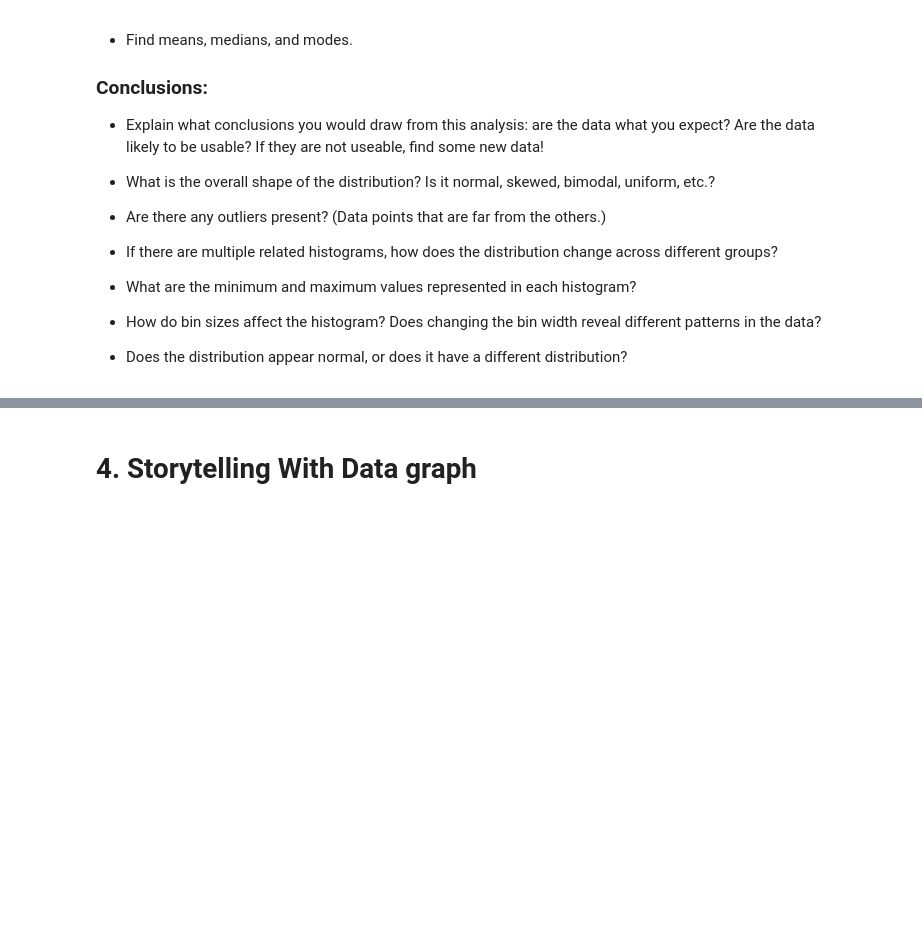
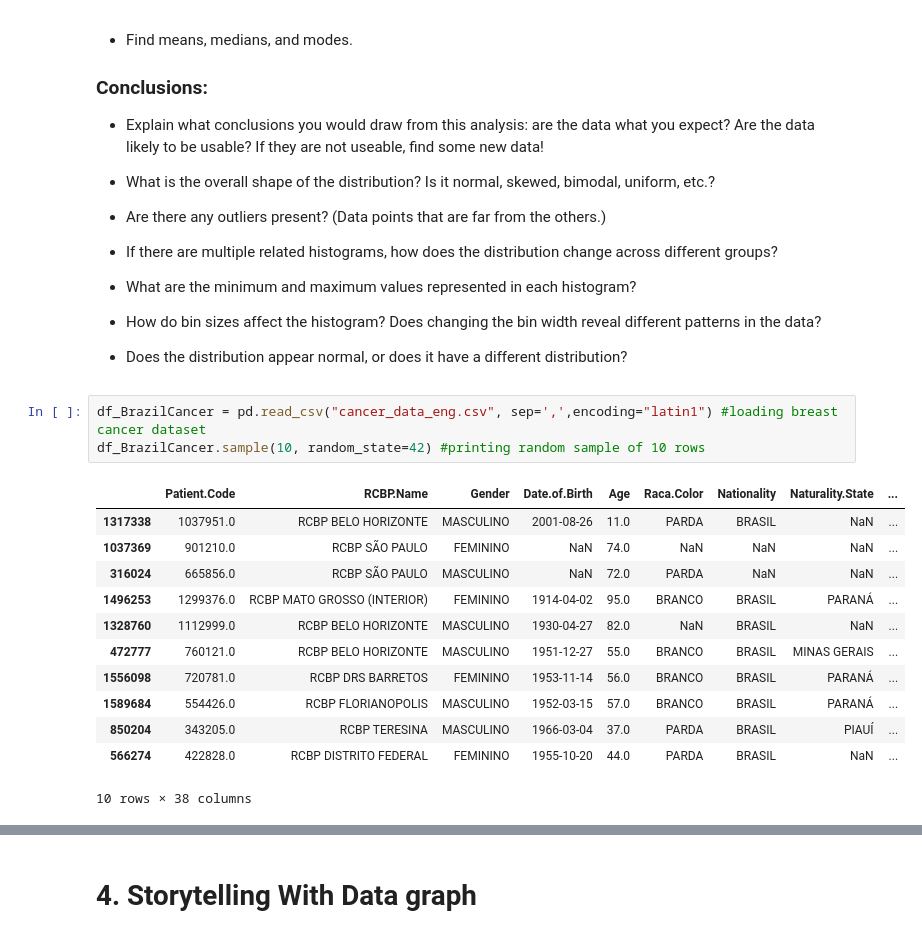
Before and after one commit to Jbaner/Module-B-semester-2, a Jupyter notebook: Week4.ipynb, the cells around one changed output, grey strips where cells are left out. Cells and saved outputs as stored; diff of their text form; blank space fills up the shorter version.

```diff
--- a/Week4.ipynb
+++ b/Week4.ipynb
@@ -90,3 +90,19 @@ This week, you will do the same types of exercises as last week, but you should
 - How do bin sizes affect the histogram?  Does changing the bin width reveal different patterns in the data?
 
 - Does the distribution appear normal, or does it have a different distribution?
+# %%
+df_BrazilCancer = pd.read_csv("cancer_data_eng.csv", sep=',',encoding="latin1") #loading breast cancer dataset
+df_BrazilCancer.sample(10, random_state=42) #printing random sample of 10 rows
+# %% [output]
+|  | Patient.Code | RCBP.Name | Gender | Date.of.Birth | Age | Raca.Color | Nationality | Naturality.State | ... |
+| 1317338 | 1037951.0 | RCBP BELO HORIZONTE | MASCULINO | 2001-08-26 | 11.0 | PARDA | BRASIL | NaN | ... |
+| 1037369 | 901210.0 | RCBP SÃO PAULO | FEMININO | NaN | 74.0 | NaN | NaN | NaN | ... |
+| 316024 | 665856.0 | RCBP SÃO PAULO | MASCULINO | NaN | 72.0 | PARDA | NaN | NaN | ... |
+| 1496253 | 1299376.0 | RCBP MATO GROSSO (INTERIOR) | FEMININO | 1914-04-02 | 95.0 | BRANCO | BRASIL | PARANÁ | ... |
+| 1328760 | 1112999.0 | RCBP BELO HORIZONTE | MASCULINO | 1930-04-27 | 82.0 | NaN | BRASIL | NaN | ... |
+| 472777 | 760121.0 | RCBP BELO HORIZONTE | MASCULINO | 1951-12-27 | 55.0 | BRANCO | BRASIL | MINAS GERAIS | ... |
+| 1556098 | 720781.0 | RCBP DRS BARRETOS | FEMININO | 1953-11-14 | 56.0 | BRANCO | BRASIL | PARANÁ | ... |
+| 1589684 | 554426.0 | RCBP FLORIANOPOLIS | MASCULINO | 1952-03-15 | 57.0 | BRANCO | BRASIL | PARANÁ | ... |
+| 850204 | 343205.0 | RCBP TERESINA | MASCULINO | 1966-03-04 | 37.0 | PARDA | BRASIL | PIAUÍ | ... |
+| 566274 | 422828.0 | RCBP DISTRITO FEDERAL | FEMININO | 1955-10-20 | 44.0 | PARDA | BRASIL | NaN | ... |
+10 rows × 38 columns
```
Also changed, not shown: parts of 6 cells of this notebook.
